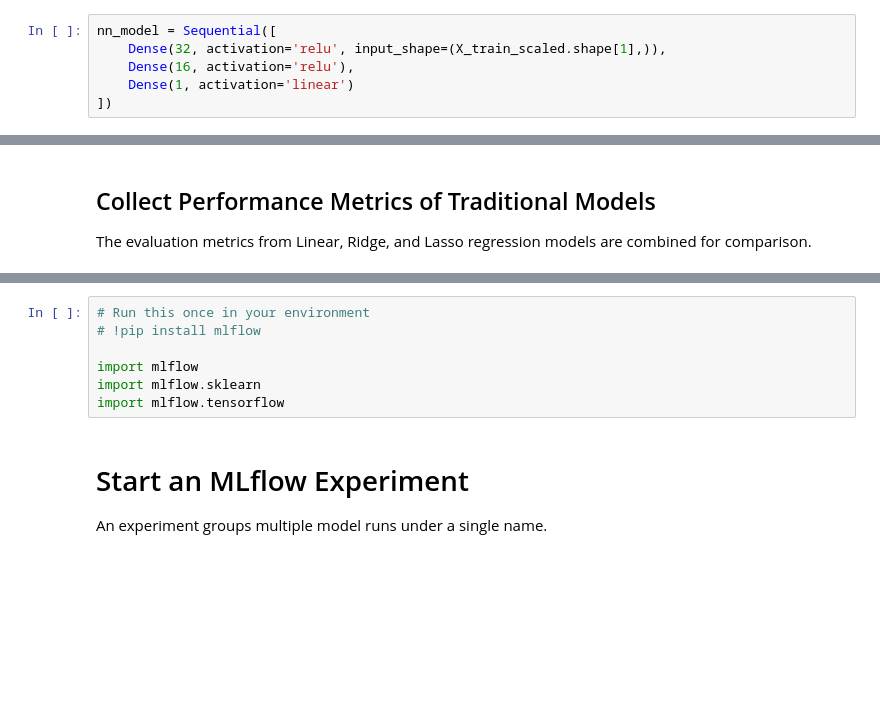
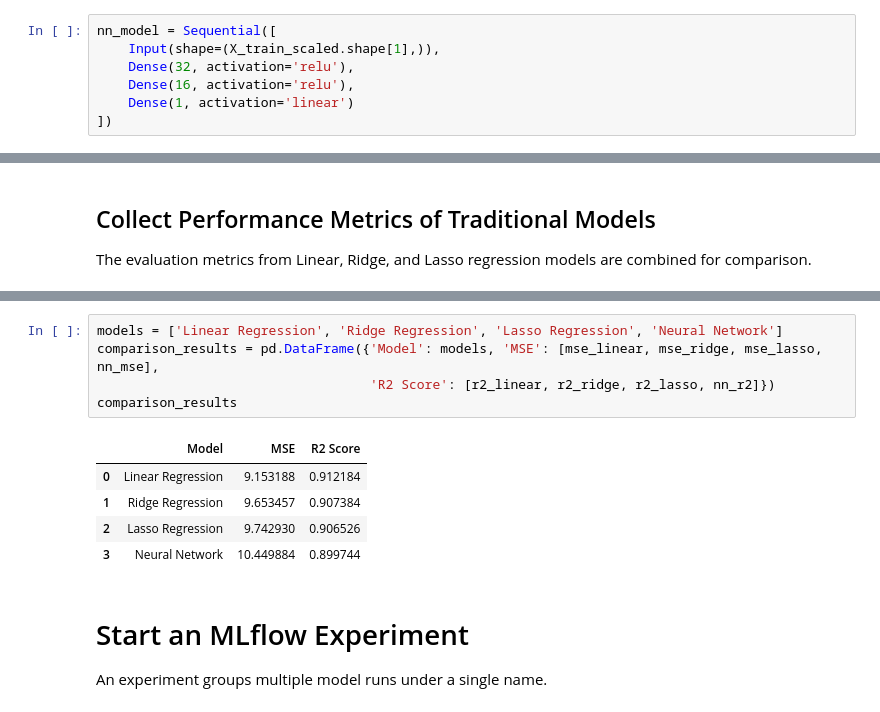
Before and after one commit to akhilkumar94419-bot/DS_2, a Jupyter notebook: DS25-AS2-a25venva.ipynb, the cells around one changed output, grey strips where cells are left out. Drawn from its saved outputs; the diff is of its cells as text; blank space fills up the shorter version.

```diff
--- a/DS25-AS2-a25venva.ipynb
+++ b/DS25-AS2-a25venva.ipynb
@@ -578,7 +529,8 @@ A feedforward neural network with two hidden layers is used.
 The architecture is designed to be simple while still capturing non-linear relationships.
 # %%
 nn_model = Sequential([
-    Dense(32, activation='relu', input_shape=(X_train_scaled.shape[1],)),
+    Input(shape=(X_train_scaled.shape[1],)),
+    Dense(32, activation='relu'),
     Dense(16, activation='relu'),
     Dense(1, activation='linear')
 ])
@@ -697,10 +600,14 @@ Successfully installed Flask-3.1.2 Flask-CORS-6.0.2 Mako-1.3.10 alembic-1.17.2 a
-# %%
-# Run this once in your environment
-# !pip install mlflow
-
-import mlflow
-import mlflow.sklearn
-import mlflow.tensorflow
+# %%
+models = ['Linear Regression', 'Ridge Regression', 'Lasso Regression', 'Neural Network']
+comparison_results = pd.DataFrame({'Model': models, 'MSE': [mse_linear, mse_ridge, mse_lasso, nn_mse],
+                                   'R2 Score': [r2_linear, r2_ridge, r2_lasso, nn_r2]})
+comparison_results
+# %% [output]
+|  | Model | MSE | R2 Score |
+| 0 | Linear Regression | 9.153188 | 0.912184 |
+| 1 | Ridge Regression | 9.653457 | 0.907384 |
+| 2 | Lasso Regression | 9.742930 | 0.906526 |
+| 3 | Neural Network | 10.449884 | 0.899744 |
 # %% [markdown]
 # Start an MLflow Experiment
 
```
Also changed, not shown: parts of 54 cells of this notebook, 3 other files.
